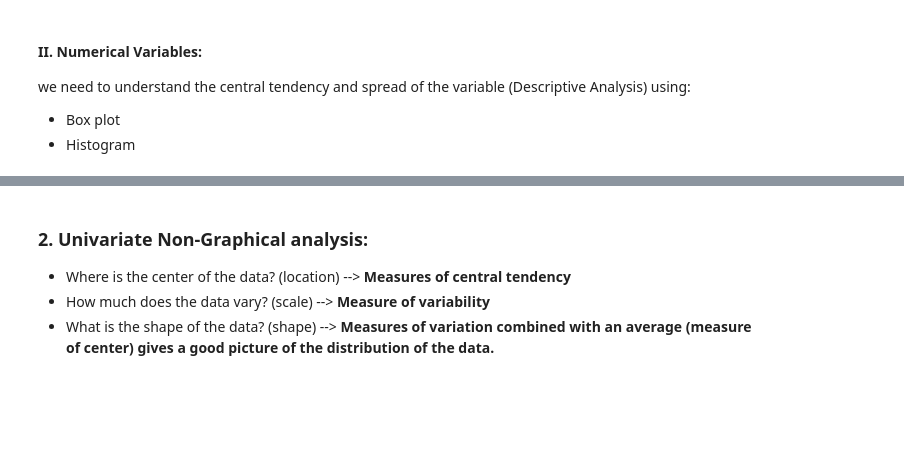
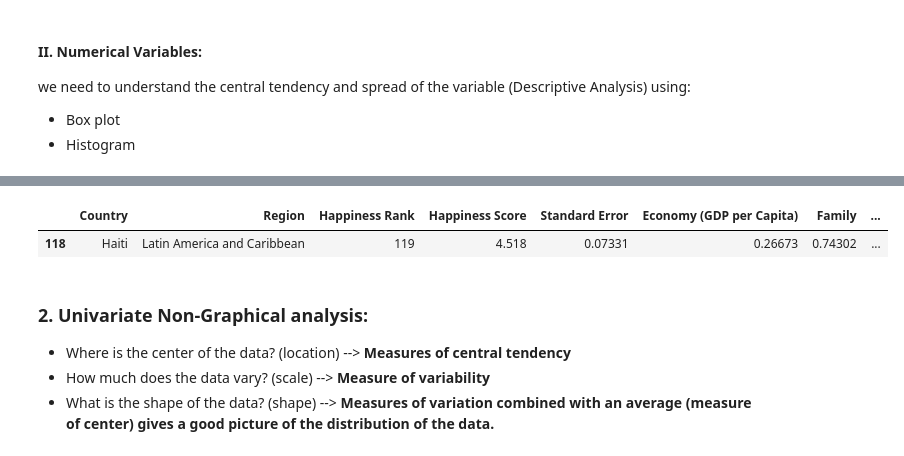
Before and after one commit to Tuwaiq-DS-ML-bootcamp-V-9/Usecase-2, a Jupyter notebook: EDA explain template.ipynb, the cells around one changed output, grey strips where cells are left out. Drawn from its saved outputs; the diff is of its cells as text; code cells hidden in the pictures; blank space fills up the shorter version.

```diff
--- a/EDA explain template.ipynb
+++ b/EDA explain template.ipynb
@@ -843,3 +966,8 @@ we need to understand the central tendency and spread of the variable (Descripti
+# %%
+df_2015[(df_2015["Region"] == "Latin America and Caribbean") & (df_2015["Happiness Score"] == 4.518)]
+# %% [output]
+|  | Country | Region | Happiness Rank | Happiness Score | Standard Error | Economy (GDP per Capita) | Family | ... |
+| 118 | Haiti | Latin America and Caribbean | 119 | 4.518 | 0.07331 | 0.26673 | 0.74302 | ... |
 # %% [markdown]
 ### 2. Univariate Non-Graphical analysis:
 
```
Also changed, not shown: parts of 17 cells of this notebook, 1 other file.
